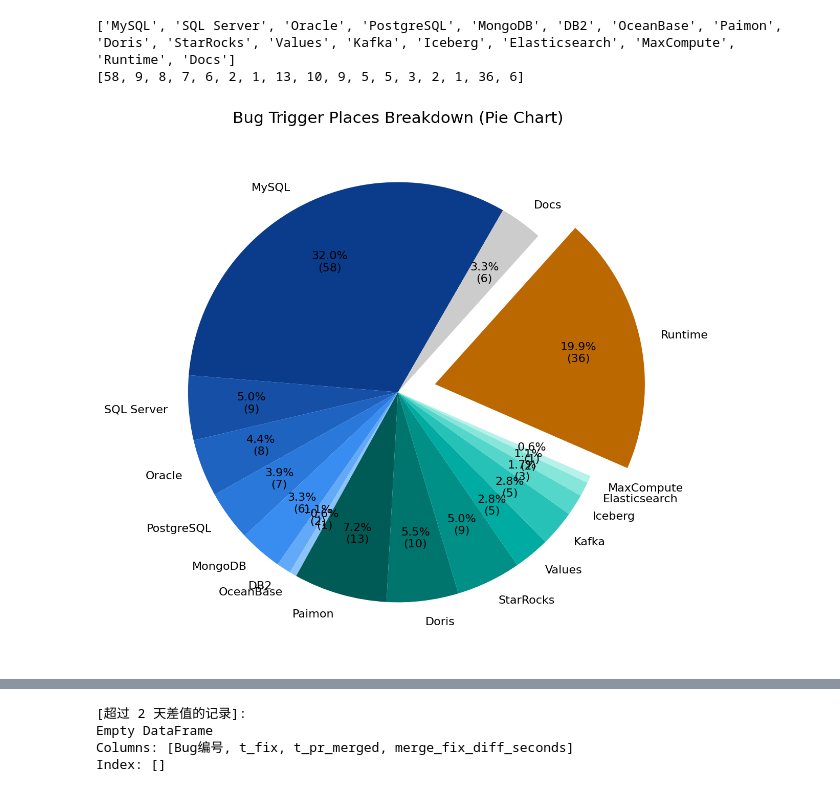
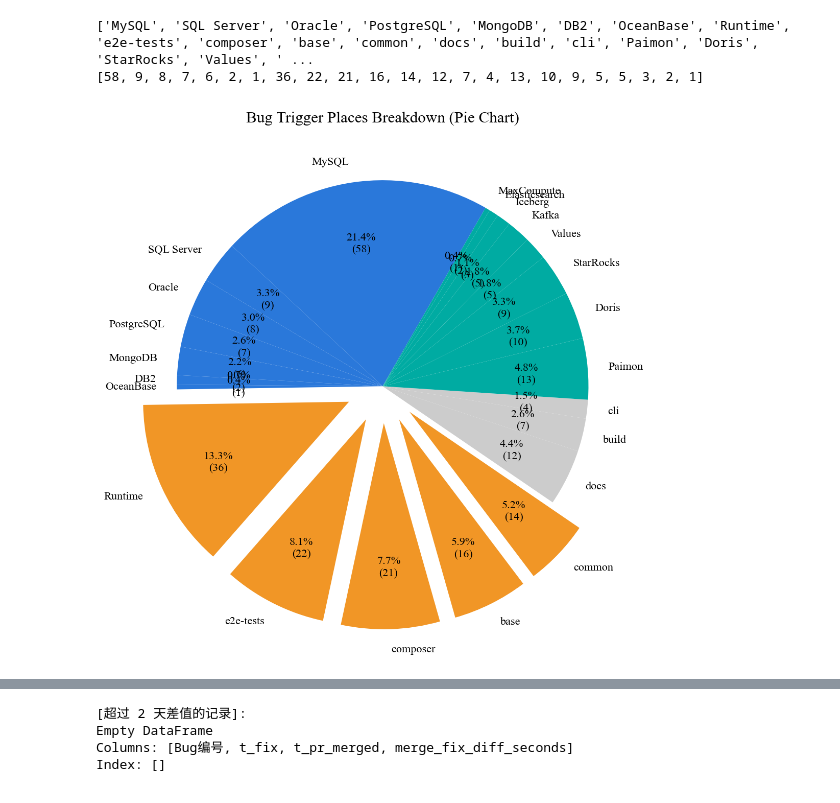
Before and after one commit to edwardzcn-decade/gh-easy-crawler, a Jupyter notebook: plot/scripts/plot_notebook.ipynb, the cells around one changed output, grey strips where cells are left out. Cells and saved outputs as stored; diff of their text form; code cells hidden in the pictures.

Commit message:
feat(plot): update plot script

```diff
--- a/plot/scripts/plot_notebook.ipynb
+++ b/plot/scripts/plot_notebook.ipynb
@@ -238,23 +281,37 @@ print(db_counts)
 # Fig 1:
 source_set = {"MySQL", "PostgreSQL", "MongoDB", "SQL Server", "Oracle", "DB2", "OceanBase", "Vitness", "TiDB"}
 sink_set = {"StarRocks", "Doris", "Kafka", "Paimon", "Iceberg", "Elasticsearch", "Fluss", "MaxCompute", "Values"}
+core_processor_set = {"Runtime", "e2e-tests","composer", "base", "common"} # care Runtime case
+other_set = {"docs","build","cli"}
 
-labels = list(db_counts.keys())
-values = list(db_counts.values())
+db_counts_new = dict(counter_old.most_common())
+
+labels = list(db_counts_new.keys())
+values = list(db_counts_new.values())
 
 # --------------------------
 # 2. Distribute colors（Source = Blue Family，Sink = Teal Family）
 # --------------------------
 colors = []
 blue_idx = 0
+orange_idx = 0
 teal_idx = 0
+# only one color
 for lab in labels:
     if lab in source_set:
         colors.append(blue_colors[blue_idx % len(blue_colors)])
         blue_idx += 1
+        # colors.append(BLUE_COLOR_DEFAULT)
+    elif lab in core_processor_set:
+        colors.append(orange_colors[orange_idx % len(orange_colors)])
+        orange_idx += 1
+        # colors.append(ORANGE_COLOR_DEFAULT)
+    elif lab in other_set:
+        colors.append(GRAY_COLOR_DEFAULT)
     else:
         colors.append(teal_colors[teal_idx % len(teal_colors)])
         teal_idx += 1
+        # colors.append(TEAL_COLOR_DEFAULT)
 
 # --------------------------
 # 3. Percentage format
@@ -288,6 +345,6 @@ plt.show()
 # %%
-items = list(db_counts.items())
-# Re-order as Source -> Sink -> Runtime
+items = list(db_counts_new.items())
+# Re-order as Source -> -> Core Processor -> Other -> Sink
 
 reordered_items = []
 for k, v in items:
@@ -295,21 +352,22 @@ for k, v in items:
     reordered_items.append((k,v))
 
 for k, v in items:
+   if k in core_processor_set:
+     reordered_items.append((k,v))
+
+for k, v in items:
+   if k in other_set:
+     reordered_items.append((k,v))
+
+for k, v in items:
   if k in sink_set:
     reordered_items.append((k,v))
 
-for k, v in items:
-  if k == "Runtime":
-    reordered_items.append((k,v))
 
 for k, v in items:
-  if k == "Docs":
-    reordered_items.append((k,v))
-
-for k, v in items:
-    if (k not in source_set) and (k not in sink_set) and (k != "Runtime") and (k != "Docs"):
+    if (k not in source_set) and (k not in sink_set) and (k not in core_processor_set) and (k not in other_set):
         print(k,v)
-        raise ValueError("Unsupported source/sink database type.")
+        raise ValueError("Unsupported type.")
 
 # Re-order colors
 reordered_labels = [x[0] for x in reordered_items]
@@ -320,55 +378,60 @@ reordered_colors = []
 
 reordered_blue_idx = 0
 reordered_teal_idx = 0
+reirdered_orange_idx = 0
 
 for lab in reordered_labels:
   if lab in source_set:
-    reordered_colors.append(blue_colors[reordered_blue_idx])
-    reordered_blue_idx+=1
+    # reordered_colors.append(blue_colors[reordered_blue_idx])
+    # reordered_blue_idx+=1
+    reordered_colors.append(BLUE_COLOR_DEFAULT)
   elif lab in sink_set:
-    reordered_colors.append(teal_colors[reordered_teal_idx])
-    reordered_teal_idx+=1
-  elif lab == "Runtime":
+    # reordered_colors.append(teal_colors[reordered_teal_idx])
+    # reordered_teal_idx+=1
+    reordered_colors.append(TEAL_COLOR_DEFAULT)
+  elif lab in core_processor_set:
+    # reordered_colors.append(orange_colors[reirdered_orange_idx])
+    # reirdered_orange_idx += 1
     reordered_colors.append(ORANGE_COLOR_DEFAULT)
-  elif lab == "Docs":
+  elif lab in other_set:
     reordered_colors.append(GRAY_COLOR_DEFAULT)
 
 # Re-order explode
 reordered_explode = []
 
 for lab in reordered_labels:
     # if lab in source_set:
     #     reordered_explode.append(0.09)
     # elif lab in sink_set:
     #     reordered_explode.append(0.12)
-    if lab == "Runtime":
+    if lab in core_processor_set:
         reordered_explode.append(0.18)
-    elif lab == "Docs":
+    elif lab in other_set:
        reordered_explode.append(0.00)
     else:
         reordered_explode.append(0.00)
 
 fig1_2, ax1_2 = plt.subplots(figsize=(8, 7))
 
 ax1_2.pie(
     reordered_values,
     labels=reordered_labels,
     colors=reordered_colors,
     explode=reordered_explode,
     startangle=60,
     autopct=lambda pct: autopct_fmt(pct, values),
     pctdistance=0.70,
     textprops={"fontsize": 10},
     # wedgeprops={"linewidth": 1.0, "edgecolor": "white"},
 )
 
 ax1_2.set_title("Bug Trigger Places Breakdown (Pie Chart)", fontsize=14)
 fig1_2.tight_layout()
 plt.show()
 # %% [output]
-['MySQL', 'SQL Server', 'Oracle', 'PostgreSQL', 'MongoDB', 'DB2', 'OceanBase', 'Paimon', 'Doris', 'StarRocks', 'Values', 'Kafka', 'Iceberg', 'Elasticsearch', 'MaxCompute', 'Runtime', 'Docs']
-[58, 9, 8, 7, 6, 2, 1, 13, 10, 9, 5, 5, 3, 2, 1, 36, 6]
+['MySQL', 'SQL Server', 'Oracle', 'PostgreSQL', 'MongoDB', 'DB2', 'OceanBase', 'Runtime', 'e2e-tests', 'composer', 'base', 'common', 'docs', 'build', 'cli', 'Paimon', 'Doris', 'StarRocks', 'Values', ' ...
+[58, 9, 8, 7, 6, 2, 1, 36, 22, 21, 16, 14, 12, 7, 4, 13, 10, 9, 5, 5, 3, 2, 1]
-[figure, old version]
+[figure, new version]
 # %%
 fig1_3, ax1_3 = plt.subplots(figsize=(10,6))
 # We reuse: reordered_labels, reordered_values, reordered_colors
```
Also changed, not shown: parts of 9 cells of this notebook, 1 other file.
